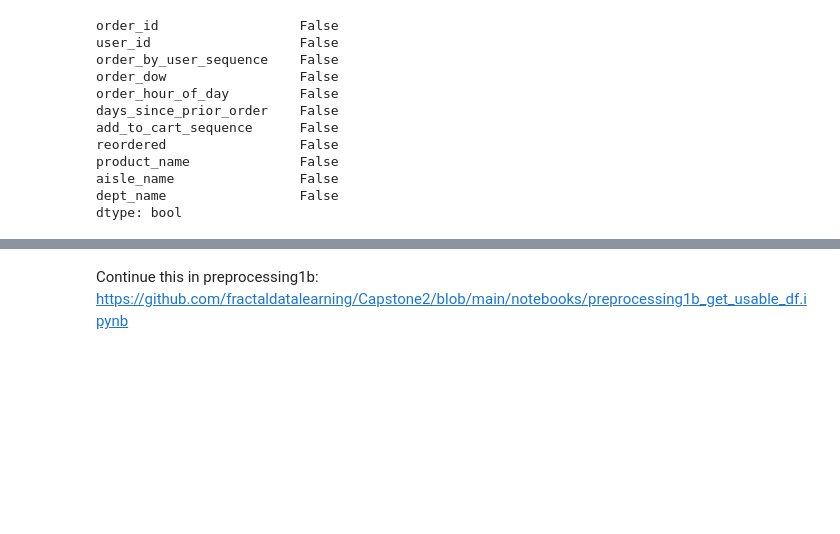
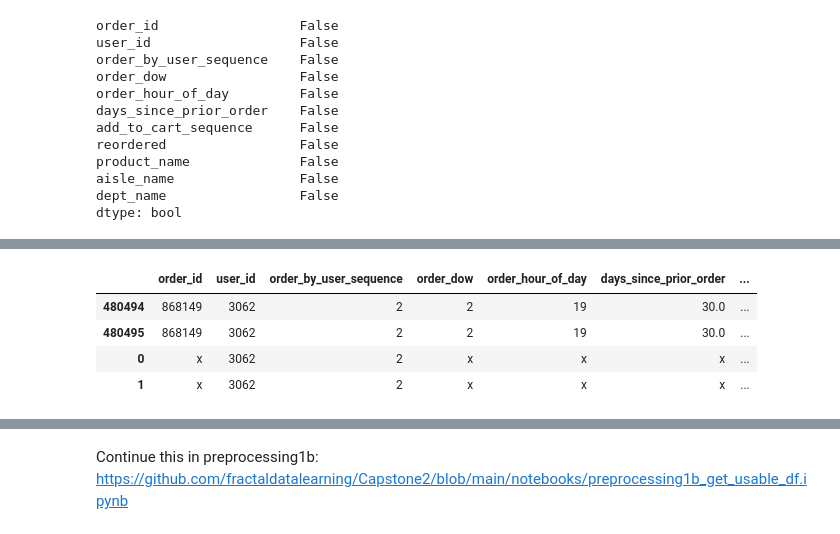
Before and after one commit to fractaldatalearning/Capstone2, a Jupyter notebook: notebooks/preprocessing1a_select_users_add_rows.ipynb, the cells around one changed output, grey strips where cells are left out. Saved outputs shown, nothing was run; the diff lists cells and outputs as text; code cells hidden in the pictures; blank space fills up the shorter version.

```diff
--- a/notebooks/preprocessing1a_select_users_add_rows.ipynb
+++ b/notebooks/preprocessing1a_select_users_add_rows.ipynb
@@ -181,0 +227,8 @@ only_new_items_order_4_should_be
+# %%
+df1[(df1['user_id']==3062) & (df1['order_by_user_sequence']==2)]
+# %% [output]
+|  | order_id | user_id | order_by_user_sequence | order_dow | order_hour_of_day | days_since_prior_order | ... |
+| 480494 | 868149 | 3062 | 2 | 2 | 19 | 30.0 | ... |
+| 480495 | 868149 | 3062 | 2 | 2 | 19 | 30.0 | ... |
+| 0 | x | 3062 | 2 | x | x | x | ... |
+| 1 | x | 3062 | 2 | x | x | x | ... |
```
Also changed, not shown: parts of 15 cells of this notebook, 2 other files.
